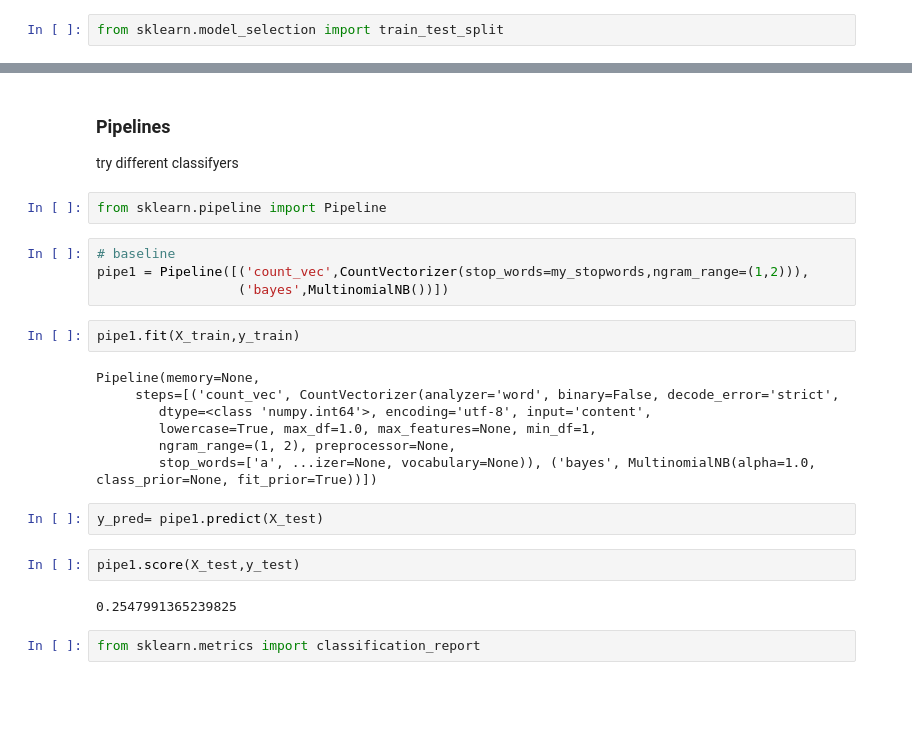
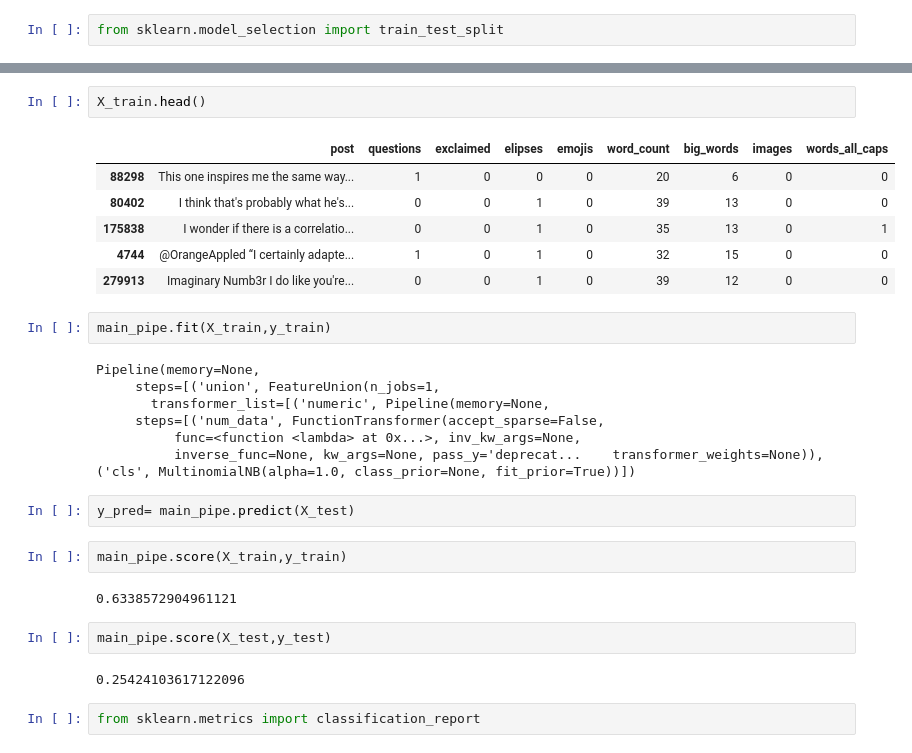
Before and after one commit to Wahe3bru/PersonalityProfiles, a Jupyter notebook: featUnion.ipynb, the cells around one changed output, grey strips where cells are left out. Drawn from its saved outputs; the diff is of its cells as text; blank space fills up the shorter version.

```diff
--- a/featUnion.ipynb
+++ b/featUnion.ipynb
@@ -256,28 +218,31 @@ my_stopwords = ['a', 'about', 'above', 'after', 'again', 'against', 'ain', 'all'
-# %% [markdown]
-### Pipelines
-
-try different classifyers
-# %%
-from sklearn.pipeline import Pipeline
-# %%
-# baseline
-pipe1 = Pipeline([('count_vec',CountVectorizer(stop_words=my_stopwords,ngram_range=(1,2))),
-                  ('bayes',MultinomialNB())])
+# %%
+X_train.head()
+# %% [output]
+|  | post | questions | exclaimed | elipses | emojis | word_count | big_words | images | words_all_caps |
+| 88298 | This one inspires me the same way... | 1 | 0 | 0 | 0 | 20 | 6 | 0 | 0 |
+| 80402 | I think that's probably what he's... | 0 | 0 | 1 | 0 | 39 | 13 | 0 | 0 |
+| 175838 | I wonder if there is a correlatio... | 0 | 0 | 1 | 0 | 35 | 13 | 0 | 1 |
+| 4744 | @OrangeAppled “I certainly adapte... | 1 | 0 | 1 | 0 | 32 | 15 | 0 | 0 |
+| 279913 | Imaginary Numb3r I do like you're... | 0 | 0 | 1 | 0 | 39 | 12 | 0 | 0 |
 # %%
-pipe1.fit(X_train,y_train)
+main_pipe.fit(X_train,y_train)
 # %% [output]
 Pipeline(memory=None,
-     steps=[('count_vec', CountVectorizer(analyzer='word', binary=False, decode_error='strict',
-        dtype=<class 'numpy.int64'>, encoding='utf-8', input='content',
-        lowercase=True, max_df=1.0, max_features=None, min_df=1,
-        ngram_range=(1, 2), preprocessor=None,
-        stop_words=['a', ...izer=None, vocabulary=None)), ('bayes', MultinomialNB(alpha=1.0, class_prior=None, fit_prior=True))])
+     steps=[('union', FeatureUnion(n_jobs=1,
+       transformer_list=[('numeric', Pipeline(memory=None,
+     steps=[('num_data', FunctionTransformer(accept_sparse=False,
+          func=<function <lambda> at 0x...>, inv_kw_args=None,
+          inverse_func=None, kw_args=None, pass_y='deprecat...    transformer_weights=None)), ('cls', MultinomialNB(alpha=1.0, class_prior=None, fit_prior=True))])
 # %%
-y_pred= pipe1.predict(X_test)
+y_pred= main_pipe.predict(X_test)
+# %%
+main_pipe.score(X_train,y_train)
+# %% [output]
+0.6338572904961121
 # %%
-pipe1.score(X_test,y_test)
+main_pipe.score(X_test,y_test)
 # %% [output]
-0.2547991365239825
+0.25424103617122096
 # %%
 from sklearn.metrics import classification_report
 # %%
```
Also changed, not shown: parts of 35 cells of this notebook, 1 other file.
